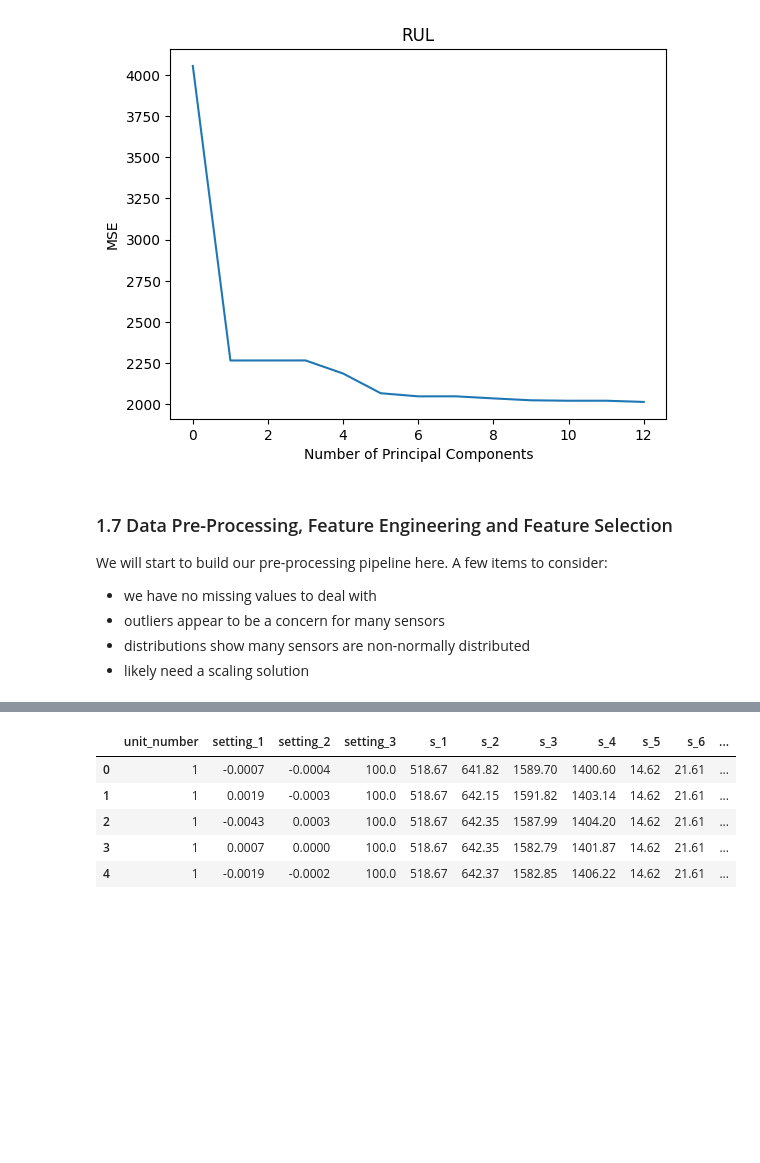
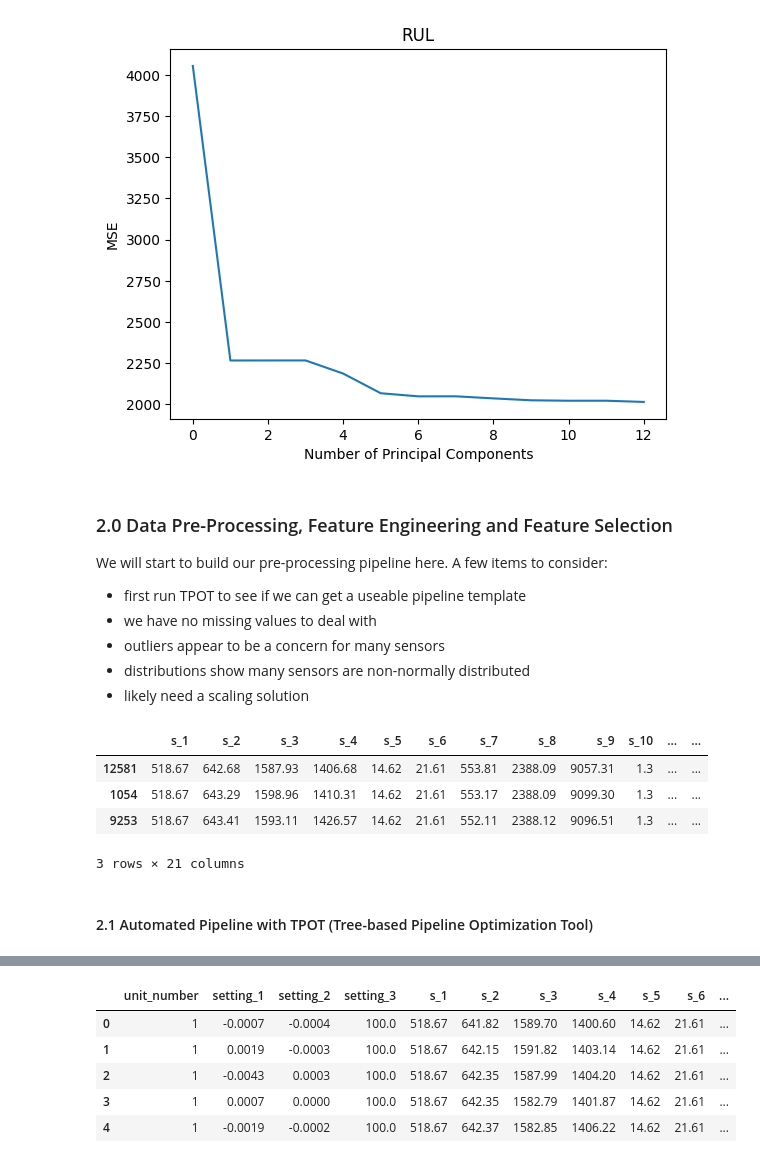
Before and after one commit to ddealwis09/FourthbrainCapstone_RUL, a Jupyter notebook: notebooks/RUL Machine Learning Model.ipynb, the cells around one changed output, grey strips where cells are left out. Saved outputs shown, nothing was run; the diff lists cells and outputs as text; code cells hidden in the pictures; blank space fills up the shorter version.

```diff
--- a/notebooks/RUL Machine Learning Model.ipynb
+++ b/notebooks/RUL Machine Learning Model.ipynb
@@ -404,11 +404,25 @@ plt.title('RUL');
 # %% [output]
 [figure]
 # %% [markdown]
-### 1.7 Data Pre-Processing, Feature Engineering and Feature Selection
+### 2.0 Data Pre-Processing, Feature Engineering and Feature Selection
 
 We will start to build our pre-processing pipeline here. A few items to consider:
 
+- first run TPOT to see if we can get a useable pipeline template
 - we have no missing values to deal with
 - outliers appear to be a concern for many sensors
 - distributions show many sensors are non-normally distributed
 - likely need a scaling solution
+# %%
+X_train = train.iloc[:,5:26]
+y_train = train['RUL']
+# %%
+X_train.sample(3)
+# %% [output]
+|  | s_1 | s_2 | s_3 | s_4 | s_5 | s_6 | s_7 | s_8 | s_9 | s_10 | ... | ... |
+| 12581 | 518.67 | 642.68 | 1587.93 | 1406.68 | 14.62 | 21.61 | 553.81 | 2388.09 | 9057.31 | 1.3 | ... | ... |
+| 1054 | 518.67 | 643.29 | 1598.96 | 1410.31 | 14.62 | 21.61 | 553.17 | 2388.09 | 9099.30 | 1.3 | ... | ... |
+| 9253 | 518.67 | 643.41 | 1593.11 | 1426.57 | 14.62 | 21.61 | 552.11 | 2388.12 | 9096.51 | 1.3 | ... | ... |
+3 rows × 21 columns
+# %% [markdown]
+#### 2.1 Automated Pipeline with TPOT (Tree-based Pipeline Optimization Tool)
```
Also changed, not shown: parts of 7 cells of this notebook, 22 other files.
